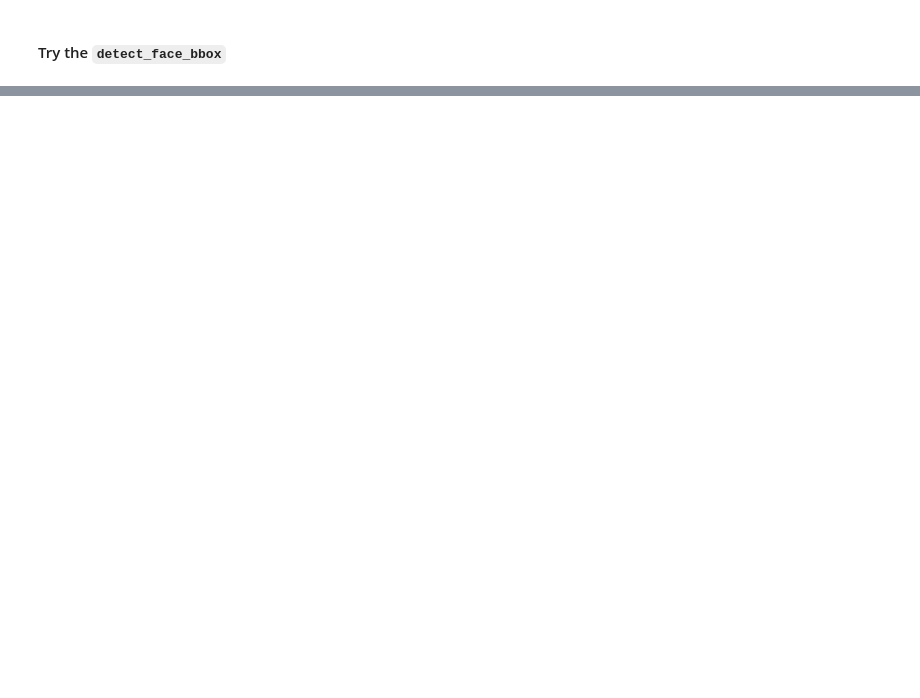
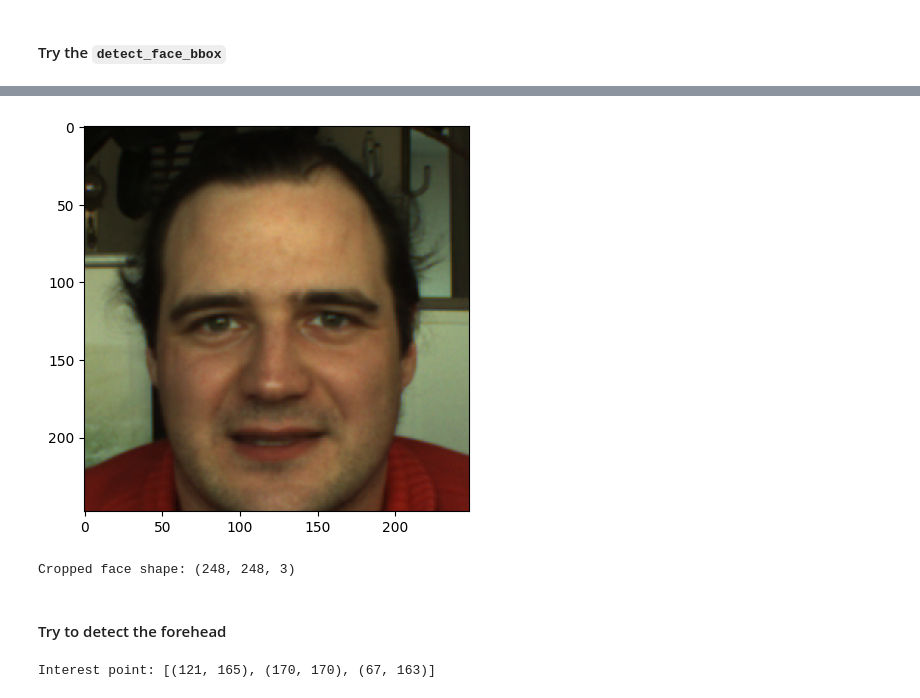
Before and after one commit to mctosima/SAM_playgrounds, a Jupyter notebook: try_facialextractor.ipynb, the cells around one changed output, grey strips where cells are left out. Drawn from its saved outputs; the diff is of its cells as text; code cells hidden in the pictures; blank space fills up the shorter version.

```diff
--- a/try_facialextractor.ipynb
+++ b/try_facialextractor.ipynb
@@ -50,0 +81,17 @@ Attempting to use OpenCV's face detector as a fallback...
+# %%
+cropped_face = facial_extractor.crop_img(image=img, bbox=bbox)
+# %%
+plt.figure(figsize=(5, 5))
+plt.imshow(cropped_face); plt.axis('on'); plt.show()
+print(f"Cropped face shape: {cropped_face.shape}")
+# %% [output]
+[figure, added]
+Cropped face shape: (248, 248, 3)
+# %% [markdown]
+#### Try to detect the forehead
+# %%
+interest_point = facial_extractor.detect_lm(image=cropped_face)
+cropped_face_prev = cropped_face.copy()
+print(f"Interest point: {interest_point}")
+# %% [output]
+Interest point: [(121, 165), (170, 170), (67, 163)]
```
Also changed, not shown: parts of 16 cells of this notebook, 2 other files.
